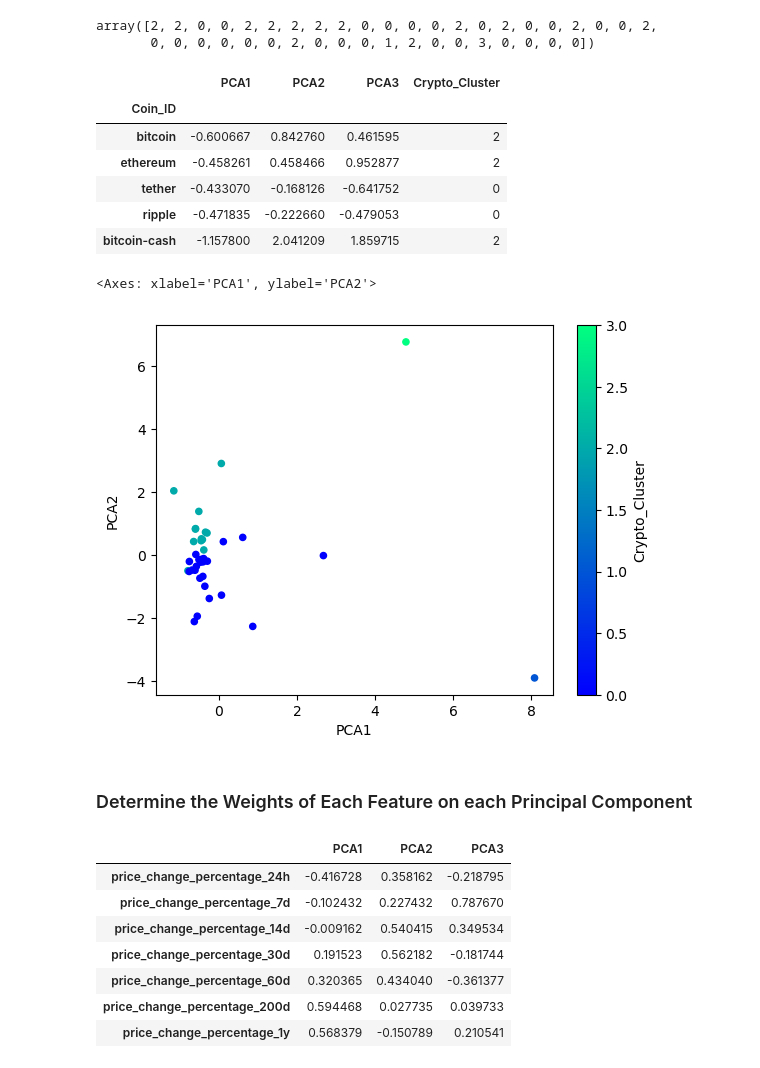
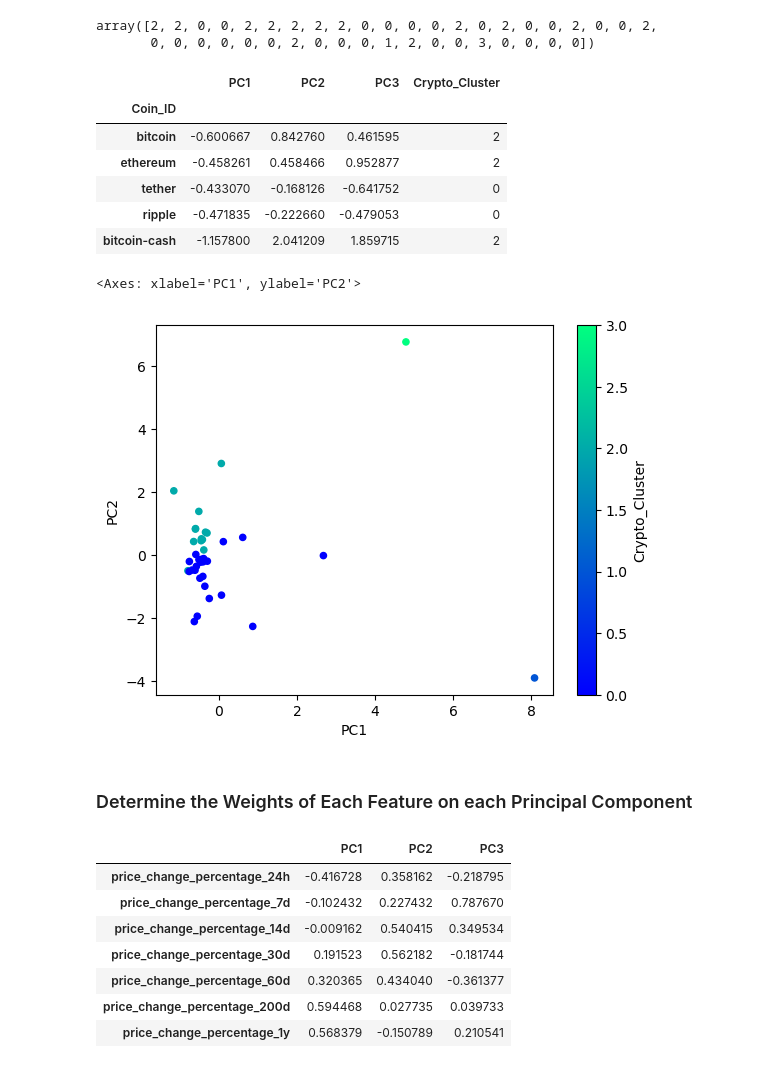
Before and after one commit to MDMoore315/CryptoClustering, a Jupyter notebook: Crypto_Clustering_starter_code.ipynb, the cells around one changed output. Saved outputs shown, nothing was run; the diff lists cells and outputs as text; code cells hidden in the pictures.

```diff
--- a/Crypto_Clustering_starter_code.ipynb
+++ b/Crypto_Clustering_starter_code.ipynb
@@ -205,7 +205,7 @@ array([0.3719856 , 0.34700813, 0.17603793])
 # Creating a DataFrame with the PCA data
 market_data_pca_df = pd.DataFrame(
     market_data_pca,
-    columns=["PCA1", "PCA2", "PCA3"]
+    columns=["PC1", "PC2", "PC3"]
 )
 # Copy the crypto names from the original data
 market_data_pca_df["Coin_ID"] = market_data_df.index
@@ -317,7 +317,7 @@ market_data_pca_predictions["Crypto_Cluster"] = pca_k_4
 # Display sample data
 market_data_pca_predictions.head()
 # %% [output]
-|  | PCA1 | PCA2 | PCA3 | Crypto_Cluster |
+|  | PC1 | PC2 | PC3 | Crypto_Cluster |
 | Coin_ID |  |  |  |  |
 | bitcoin | -0.600667 | 0.842760 | 0.461595 | 2 |
 | ethereum | -0.458261 | 0.458466 | 0.952877 | 2 |
@@ -327,21 +327,21 @@ market_data_pca_predictions.head()
 # %%
 # Create a scatter plot using hvPlot by setting `x="PCA1"` and `y="PCA2"`.
 market_data_pca_predictions.plot.scatter(
-    x="PCA1",
-    y="PCA2",
+    x="PC1",
+    y="PC2",
     c="Crypto_Cluster",
     colormap="winter")
 # %% [output]
-<Axes: xlabel='PCA1', ylabel='PCA2'>
+<Axes: xlabel='PC1', ylabel='PC2'>
-[figure, old version]
+[figure, new version]
 # %% [markdown]
 ### Determine the Weights of Each Feature on each Principal Component
 # %%
 # Use the columns from the original scaled DataFrame as the index.
-pca_component_weights = pd.DataFrame(pca.components_.T, columns=['PCA1', 'PCA2', 'PCA3'], index=market_data_df.columns)
+pca_component_weights = pd.DataFrame(pca.components_.T, columns=['PC1', 'PC2', 'PC3'], index=market_data_df.columns)
 pca_component_weights
 # %% [output]
-|  | PCA1 | PCA2 | PCA3 |
+|  | PC1 | PC2 | PC3 |
 | price_change_percentage_24h | -0.416728 | 0.358162 | -0.218795 |
 | price_change_percentage_7d | -0.102432 | 0.227432 | 0.787670 |
 | price_change_percentage_14d | -0.009162 | 0.540415 | 0.349534 |
```
Also changed, not shown: parts of 3 cells of this notebook.
